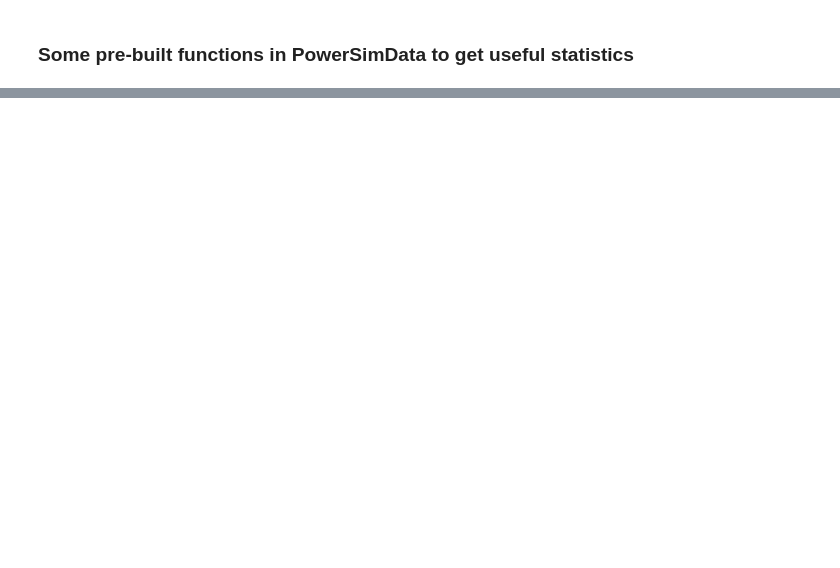
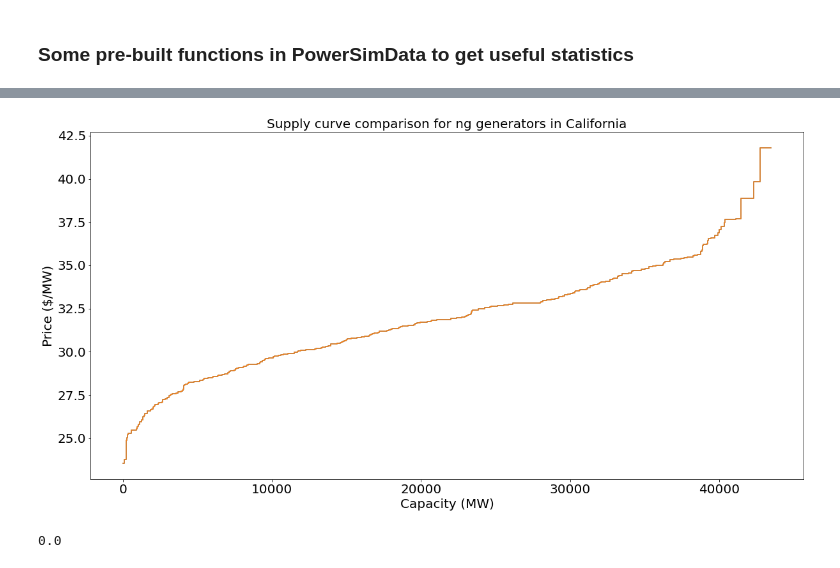
Before and after one commit to Breakthrough-Energy/plug, a Jupyter notebook: standalone/analyze.ipynb, the cells around one changed output, grey strips where cells are left out. Saved outputs shown, nothing was run; the diff lists cells and outputs as text; code cells hidden in the pictures; blank space fills up the shorter version.

```diff
--- a/standalone/analyze.ipynb
+++ b/standalone/analyze.ipynb
@@ -32,5 +106,8 @@ P, F = P, F = build_supply_curve(grid, 1, 'Louisiana', 'ng’)
 # %%
 from powersimdata.design.generation.cost_curves import ks_test
-max_diff = ks_test(P, F, P, F, 'Louisiana', 'ng')
+max_diff = ks_test(P, F, P, F, 'California', 'ng')
 max_diff
+# %% [output]
+[figure, added]
+0.0
 # %%
```
Also changed, not shown: parts of 9 cells of this notebook, 1 other file.
